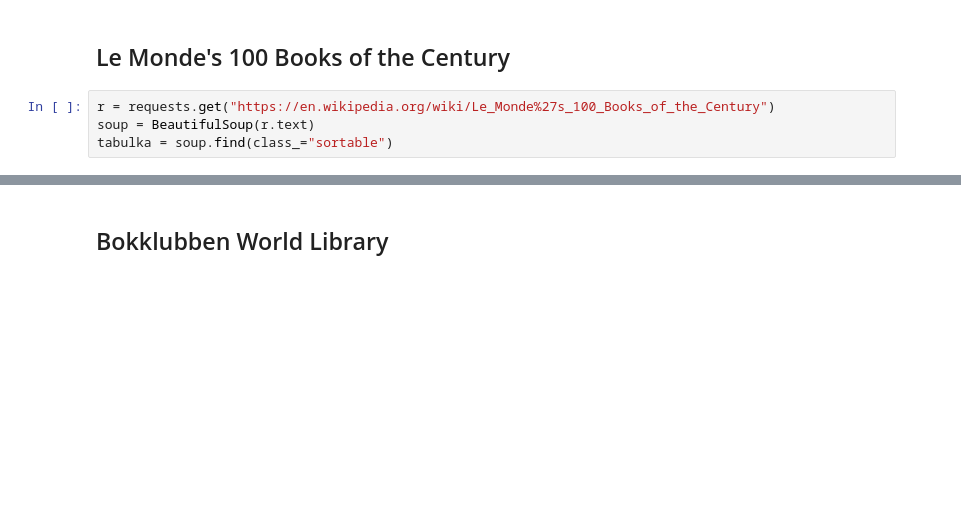
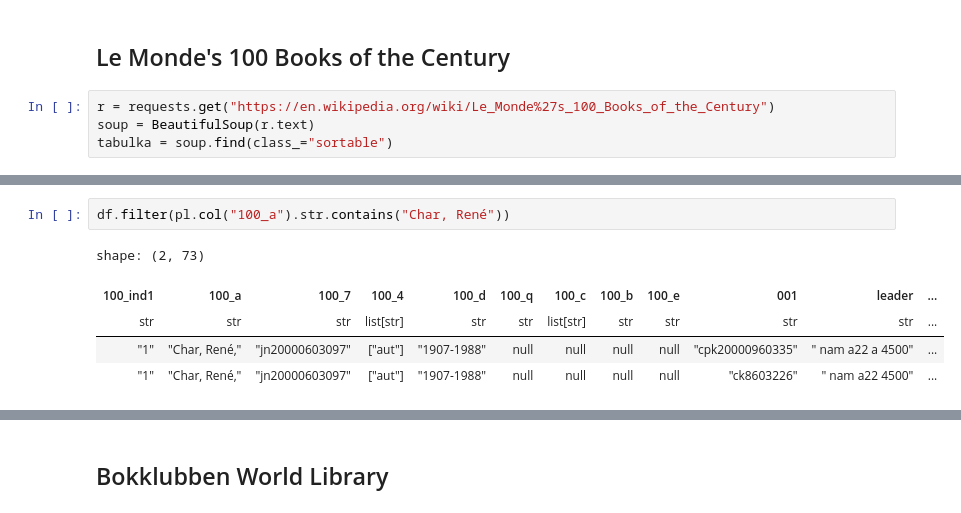
Before and after one commit to DataRozhlas/knizni-peoplemetr, a Jupyter notebook: 905c_nevydane_bangery.ipynb, the cells around one changed output, grey strips where cells are left out. Drawn from its saved outputs; the diff is of its cells as text; blank space fills up the shorter version.

```diff
--- a/905c_nevydane_bangery.ipynb
+++ b/905c_nevydane_bangery.ipynb
@@ -76,0 +107,8 @@ Dva roky, osm měsíců a osmadvacet nocí, Východ, Západ, Zlatý dům, Jazyky
+# %%
+df.filter(pl.col("100_a").str.contains("Char, René"))
+# %% [output]
+shape: (2, 73)
+| 100_ind1 | 100_a | 100_7 | 100_4 | 100_d | 100_q | 100_c | 100_b | 100_e | 001 | leader | ... |
+| str | str | str | list[str] | str | str | list[str] | str | str | str | str | ... |
+| "1" | "Char, René," | "jn20000603097" | ["aut"] | "1907-1988" | null | null | null | null | "cpk20000960335" | " nam a22 a 4500" | ... |
+| "1" | "Char, René," | "jn20000603097" | ["aut"] | "1907-1988" | null | null | null | null | "ck8603226" | " nam a22 4500" | ... |
```
Also changed, not shown: parts of 10 cells of this notebook, 8 other files.
